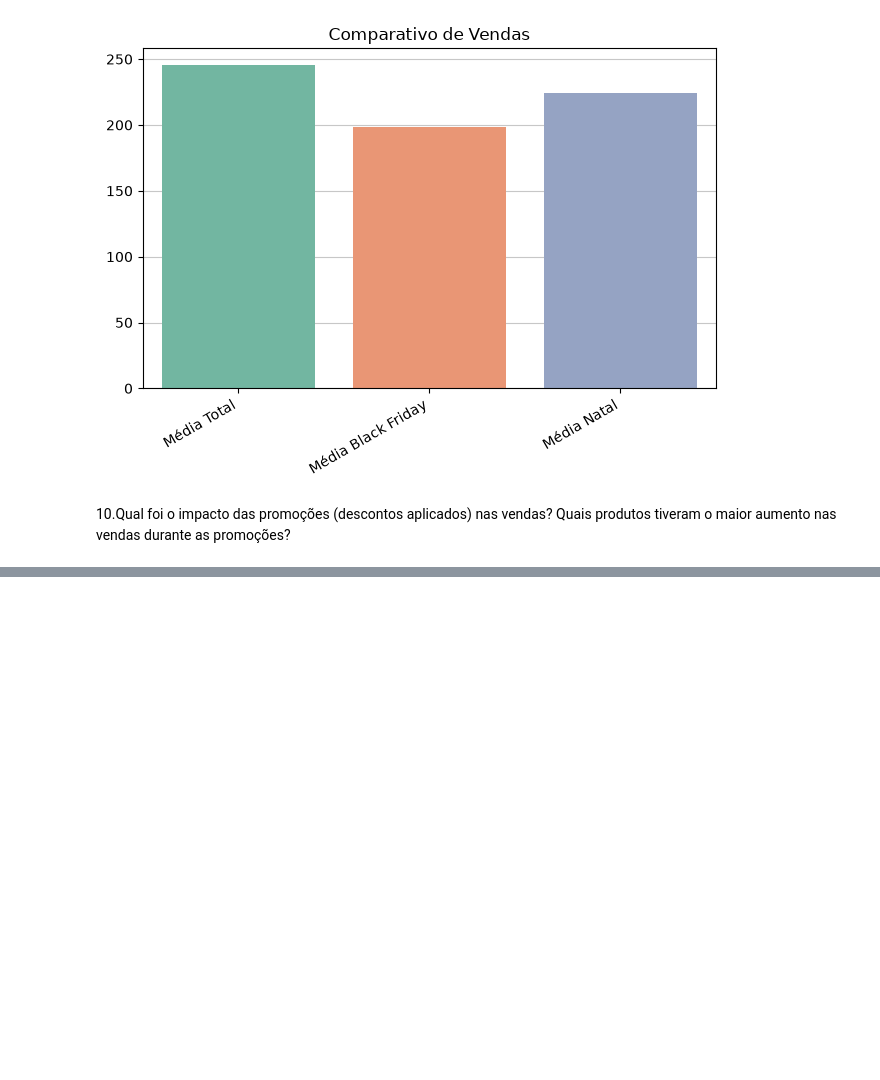
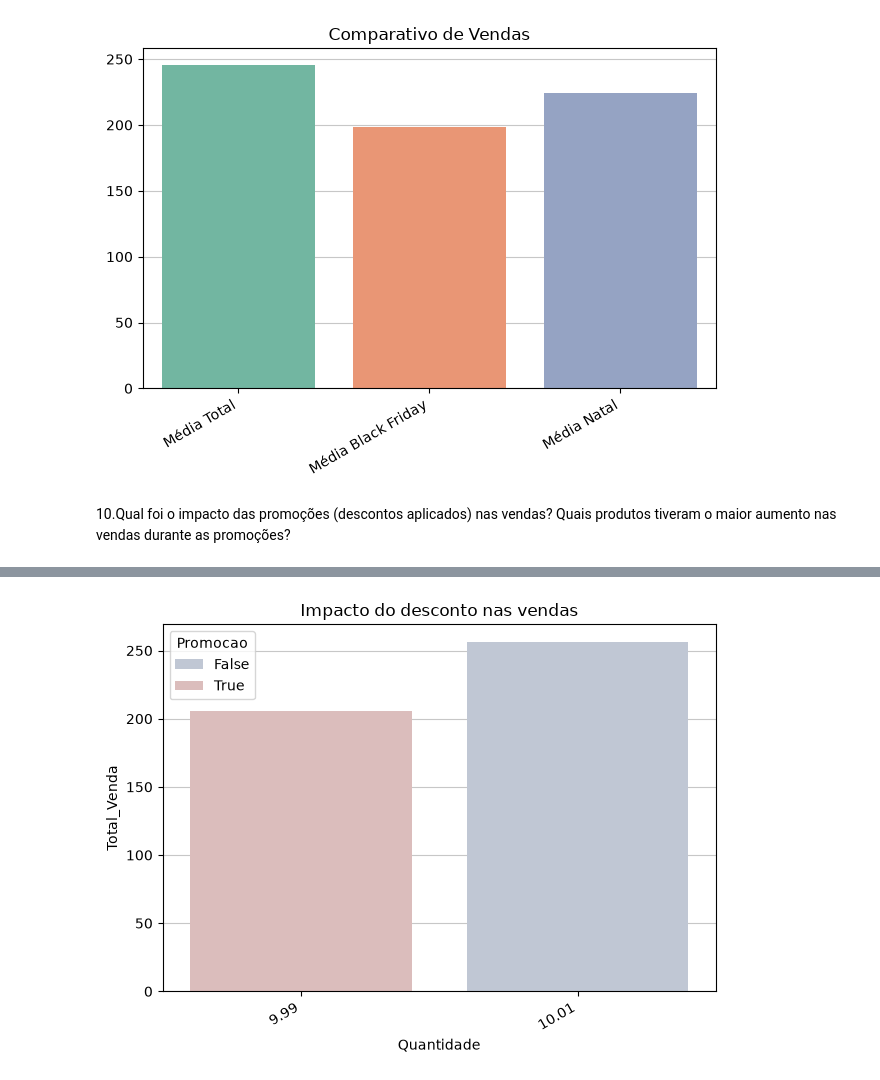
Before and after one commit to Danibisinoto/Repositorio_PROJETO_FINAL_Analise_Exploratoria_de_Dados, a Jupyter notebook: PROJETO.IPYNB, the cells around one changed output, grey strips where cells are left out. Saved outputs shown, nothing was run; the diff lists cells and outputs as text; code cells hidden in the pictures; blank space fills up the shorter version.

```diff
--- a/PROJETO.IPYNB
+++ b/PROJETO.IPYNB
@@ -713,3 +775,38 @@ Passing `palette` without assigning `hue` is deprecated and will be removed in v
 # %% [markdown]
 10.Qual foi o impacto das promoções (descontos aplicados) nas vendas? Quais produtos
 tiveram o maior aumento nas vendas durante as promoções?
+# %%
+#considerando apenas Desconto > 0
+df['Promocao'] = df['Desconto'] > 0
+#df['Promocao'] #retorna booleano
+
+#média da quantidade de produtos e total de vendas que tiveram influência do desconto
+Impacto = df.groupby('Promocao')[['Quantidade', 'Total_Venda']].mean().reset_index().round(2)
+print('Impacto dos Descontos nas Vendas')
+print(Impacto)
+print('\n')
+
+aumento_vendas = df.groupby(['Produto', 'Promocao'])['Quantidade'].sum().unstack(fill_value=0)
+aumento_vendas['Aumento'] = (aumento_vendas[True] - aumento_vendas[False])
+print('Produtos com maior aumento nas vendas durante a Promoção')
+print(aumento_vendas.sort_values(by='Aumento', ascending=False))
+#DataFrame.unstack ( level = -1 , fill_value = None , sort = True )
+#Pivote um nível dos rótulos do índice (necessariamente hierárquico).
+#Retorna um DataFrame com um novo nível de rótulos de coluna, cujo nível
+# mais interno consiste nos rótulos do índice pivotado.
+#Se o índice não for um MultiIndex, a saída será uma Series (o análogo de
+# uma pilha quando as colunas não são um MultiIndex).
+
+
+#####ANALISE
+# Analisando o impacto:
+# A quantidade média de produtos sem promoção (False) e produtos com promoção (True) é pequena
+# (10,01 e 9,99, respectivamente), porém consta diferença maior entre a média de vendas de produtos
+# sem promoção em relação aos com promoção (256,41 a 205,93), ou seja, as vendas com promoção possui
+# ticket médio e valor médio de vendas menor em relação às vendas sem promoção, contrário ao esperado
+# em períodos de desconto onde se espera aumento das vendas....
+
+# Analisando os produtos com maior aumento nas vendas:
+# Todos os produtos apresentam aumento negativo, pois a quantidade vendida sem promoção (oscilando de 2696 a 3113)
+# é maior que a quantidade de produtos vendidos com promoção (oscilando de 780 a 785).
+# Conclui-se que as promoções não foram atrativas para que ocorresse o aumento das vendas!
@@ -715,0 +831,11 @@ tiveram o maior aumento nas vendas durante as promoções?
+# %%
+# gráfico do impacto do desconto nas vendas
+sns.barplot(data=Impacto, x='Quantidade', y="Total_Venda", hue='Promocao', palette='vlag')
+plt.grid(axis='y', linestyle='-', alpha=0.7)
+plt.gca().set_axisbelow(True)
+plt.xticks(rotation=30, ha="right")
+plt.title('Impacto do desconto nas vendas')
+plt.tight_layout()
+plt.show()
+# %% [output]
+[figure, added]
```
Also changed, not shown: parts of 5 cells of this notebook.
